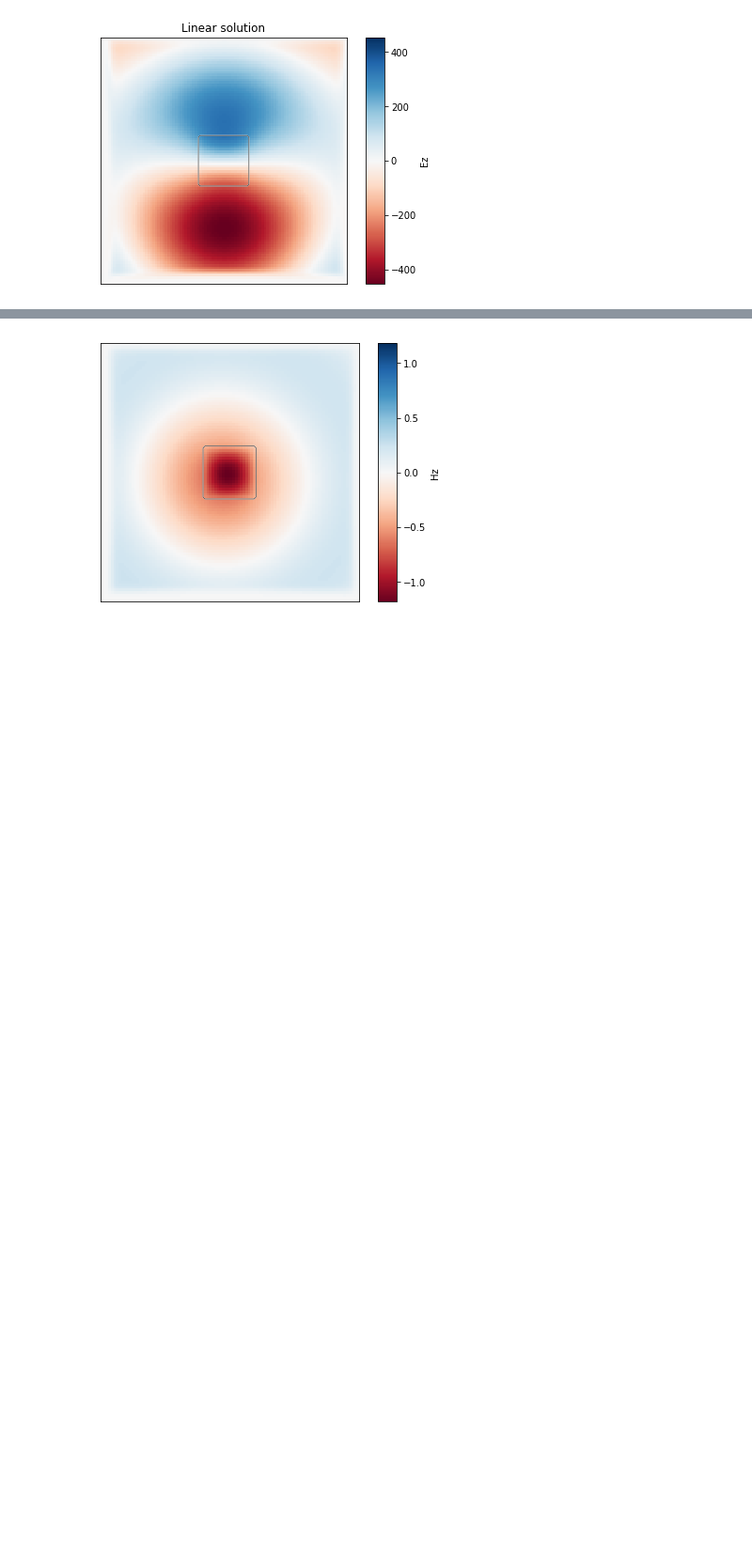
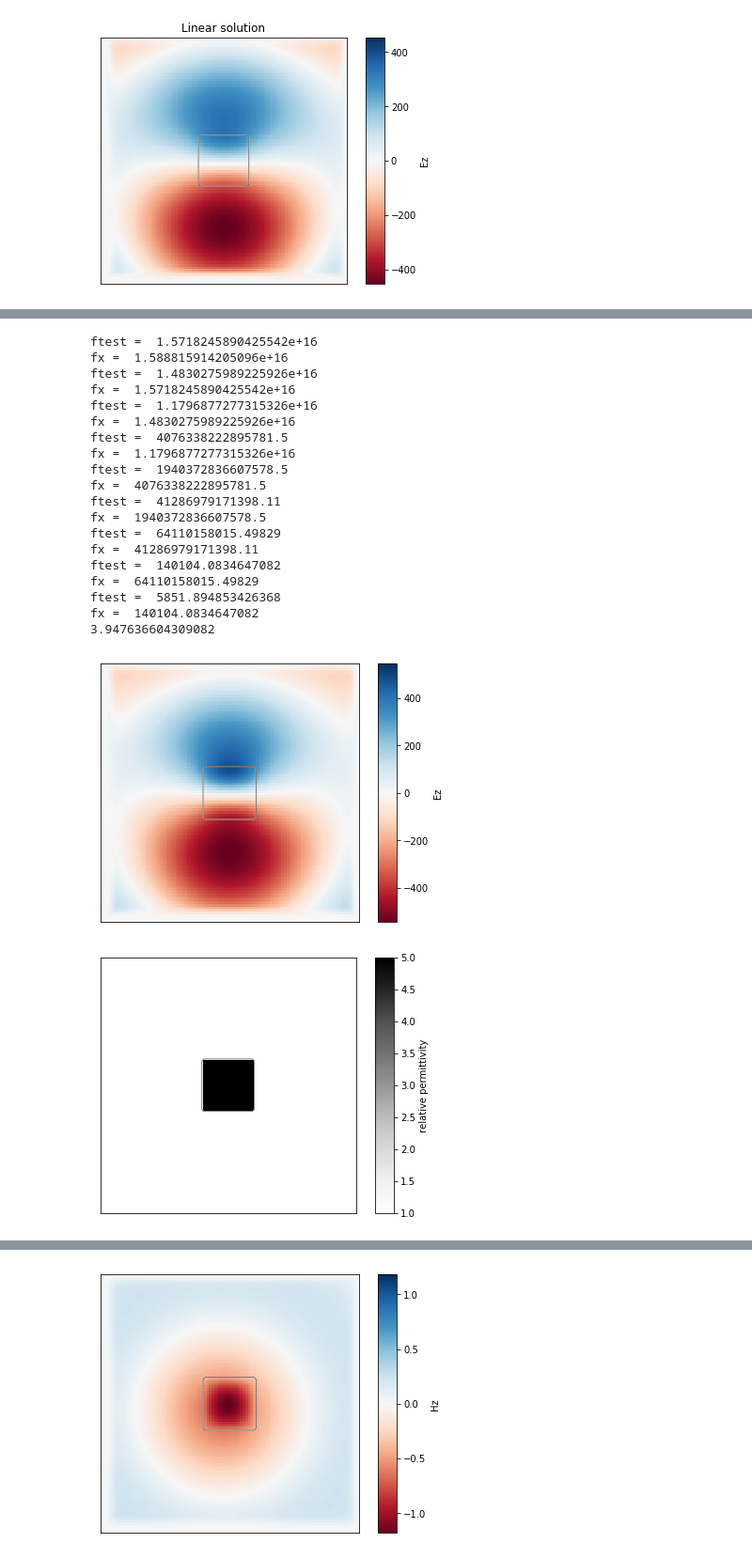
Before and after one commit to fancompute/angler, a Jupyter notebook: Notebooks/Nonlinear_solvers_check.ipynb, the cells around one changed output, grey strips where cells are left out. Shown at 94% size. Drawn from its saved outputs; the diff is of its cells as text; code cells hidden in the pictures; blank space fills up the shorter version.

```diff
--- a/Notebooks/Nonlinear_solvers_check.ipynb
+++ b/Notebooks/Nonlinear_solvers_check.ipynb
@@ -94,0 +92,38 @@ print(np.linalg.norm(Ez_nl_B - Ez_nl_N))
+# %%
+# And finally a Levenberg-Marquard solve
+simulation_nl = Fdfd(omega, eps_r, dl, NPML, pol)
+simulation_nl.src = b
+start = time.time()
+(Hx_nl, Hy_nl, Ez_nl_LM, convergence) = simulation_nl.solve_fields_nl(kerr_nonlinearity, nl_region,
+                                          dnl_de=kerr_nl_de, timing=False, averaging=False,
+                                          Estart=None, solver_nl='LM', max_num_iter=50)
+print(time.time()-start)
+
+# plot results
+simulation_nl.plt_re()
+simulation_nl.plt_eps()
+plt.show()
+plt.plot(convergence)
+plt.yscale('log')
+# %% [output]
+ftest =  1.5718245890425542e+16
+fx =  1.588815914205096e+16
+ftest =  1.4830275989225926e+16
+fx =  1.5718245890425542e+16
+ftest =  1.1796877277315326e+16
+fx =  1.4830275989225926e+16
+ftest =  4076338222895781.5
+fx =  1.1796877277315326e+16
+ftest =  1940372836607578.5
+fx =  4076338222895781.5
+ftest =  41286979171398.11
+fx =  1940372836607578.5
+ftest =  64110158015.49829
+fx =  41286979171398.11
+ftest =  140104.0834647082
+fx =  64110158015.49829
+ftest =  5851.894853426368
+fx =  140104.0834647082
+3.947636604309082
+[figure, added]
+[figure, added]
```
Also changed, not shown: parts of 6 cells of this notebook.
